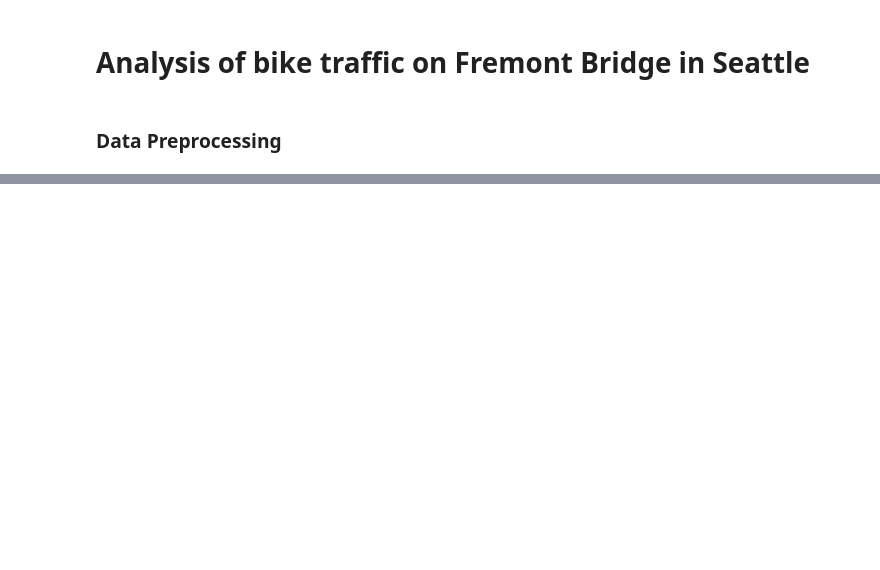
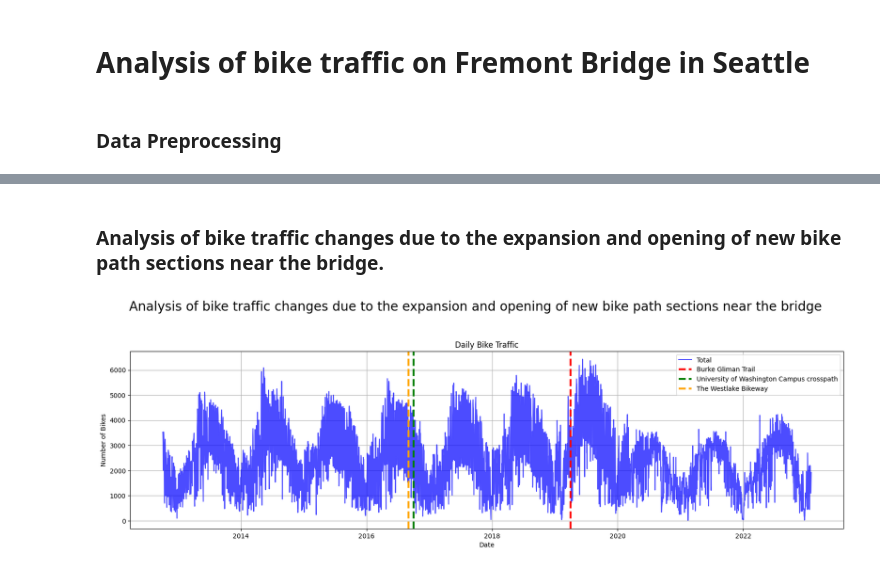
Before and after one commit to bartlomiejkozka/Fremont-bike-analysis, a Jupyter notebook: Fremont-bike-traffic.ipynb, the cells around one changed output, grey strips where cells are left out. Cells and saved outputs as stored; diff of their text form; code cells hidden in the pictures; blank space fills up the shorter version.

Commit message:
feat: Improve analysis

```diff
--- a/Fremont-bike-traffic.ipynb
+++ b/Fremont-bike-traffic.ipynb
@@ -37,0 +34,22 @@ False
+# %% [markdown]
+### Analysis of bike traffic changes due to the expansion and opening of new bike path sections near the bridge.
+# %%
+daily_bike_traffic_data = bike_traffic_data.groupby(bike_traffic_data.index.date).agg({"Total": "sum", "West": "sum", "East": "sum"})
+daily_bike_traffic_data.index.name = "Date"
+daily_bike_traffic_data.index = pd.to_datetime(daily_bike_traffic_data.index)
+# %%
+fig, ax = plt.subplots(figsize=(20, 5), facecolor='white')
+fig.suptitle('Analysis of bike traffic changes due to the expansion and opening of new bike path sections near the bridge', fontsize=20, y=1.1)
+
+ax.set_facecolor('white')
+ax.plot(daily_bike_traffic_data.index, daily_bike_traffic_data['Total'], label='Total', color='blue', alpha=0.7)
+ax.axvline(x=pd.to_datetime("2019-04-01"), color='red', linestyle='--', linewidth=3, label='Burke Gliman Trail')
+ax.axvline(x=pd.to_datetime("2016-10-01"), color='green', linestyle='--', linewidth=3, label='University of Washington Campus crosspath')
+ax.axvline(x=pd.to_datetime("2016-09-01"), color='orange', linestyle='--', linewidth=3, label='The Westlake Bikeway')
+ax.set_title('Daily Bike Traffic')
+ax.set_xlabel('Date')
+ax.set_ylabel('Number of Bikes')
+ax.legend()
+ax.grid()
+# %% [output]
+[figure, added]
```
Also changed, not shown: parts of 36 cells of this notebook, 4 other files.
